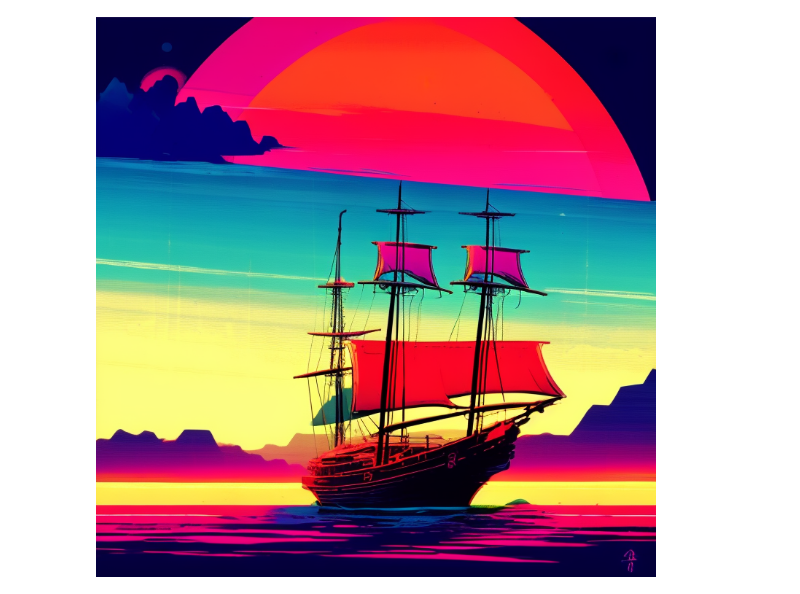
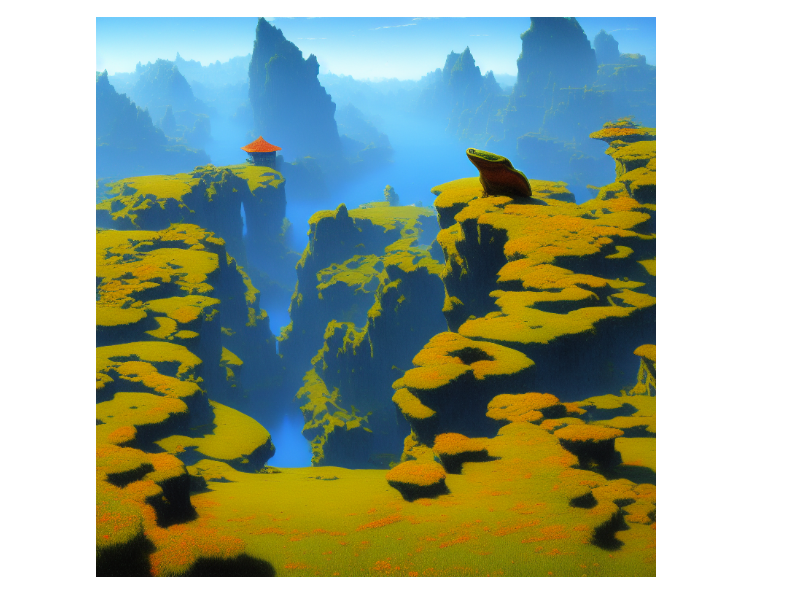
Before and after one commit to cadaeix/simplest-stable, a Jupyter notebook: Simple_Stable_Colab.ipynb, the cells around one changed output. Saved outputs shown, nothing was run; the diff lists cells and outputs as text; code cells hidden in the pictures.

```diff
--- a/Simple_Stable_Colab.ipynb
+++ b/Simple_Stable_Colab.ipynb
@@ -1,17 +1,29 @@
 # %%
 #install
+#@markdown
 #@markdown If the code to the left is too large or annoying, double click on this text to hide it<br/>See above cell for model descriptions and settings explanation <br />
+#@markdown ### <b>Model Choice </b>
+model = "Stable Diffusion 1.5" #@param ["Stable Diffusion 1.4","Stable Diffusion 1.5","Stable Diffusion 2.0 (512)","Stable Diffusion 2.0 (768)","Stable Diffusion 2.1 (512)","Stable Diffusion 2.1 (768)","Dreamlike Diffusion","Openjourney","Openjourney V2 Beta","seek.art_MEGA","Sygil Diffusion","Analog Diffusion","Dreamlike Photoreal","Anything v3.0","Anything v4.0","Waifu Diffusion 1.4 (Epoch 1 Test Version)","Plat Diffusion (Waifu 1.4 finetune)","AnimeChanStyle","Inkpunk Diffusion","Vivid Watercolors","Future Diffusion","Gigafractal Diffusion (768)","Van Gogh Diffusion","Corporate Memphis","Pokemon Diffusion","Robo Diffusion","Classic Animation Diffusion","Modern Animation Diffusion","Ghibli Diffusion","Furry Diffusion"] {type:"string"}
+
+add_automatic_keyword = True #@param {type: "boolean"}
+download_a_collection_of_text_inversion_embeddings_and_load_them = False #@param {type: "boolean"}
+#@markdown
+
 try:
   import torch
   from src import SimpleStable
 except ImportError as e:
   print("Installing required libraries...")
-  !pip3 install torch torchvision torchaudio diffusers transformers accelerate scipy pillow tqdm requests huggingface_hub ipywidgets lark --extra-index-url https://download.pytorch.org/whl/cu116 > /dev/null
+  !pip3 install torch torchvision torchaudio diffusers transformers accelerate scipy omegaconf pillow tqdm requests huggingface_hub ipywidgets lark safetensors --extra-index-url https://download.pytorch.org/whl/cu116 > /dev/null
   %cd /content/
   !git clone https://github.com/cadaeix/simplest-stable.git > /dev/null
   outputs_path = "/content/images/"
   !mkdir -p $outputs_path
   print(f"Outputs will be saved to {outputs_path}.")
+  embeds_path = None
+
+should_load_embeds = False
+attention_slicing = False
 
 %cd /content/simplest-stable/
 import sys
@@ -28,29 +40,79 @@ import json
 import PIL
 import numpy as np
 from PIL import Image
-from diffusers import AutoencoderKL, EulerAncestralDiscreteScheduler, EulerDiscreteScheduler, LMSDiscreteScheduler, DPMSolverSinglestepScheduler, DPMSolverMultistepScheduler
 from src import SimpleStable, utils, SimpleStableDiffusionPipeline
+import glob
+%cd /content/
+
+if download_a_collection_of_text_inversion_embeddings_and_load_them:
+  embeds_path = "/content/embeds/"
+  if not os.path.exists(embeds_path):
+    !mkdir -p $embeds_path
+    %cd /content/embeds
+    !wget https://huggingface.co/cadaeic/v2_dreamink/resolve/main/v2_dreamink.pt
+    !wget -O 'v1_bad_prompt.pt' https://huggingface.co/datasets/Nerfgun3/bad_prompt/resolve/main/bad_prompt_version2.pt
+    !wget -O 'v2_knollingcase.pt' https://huggingface.co/ProGamerGov/knollingcase-embeddings-sd-v2-0/resolve/main/kc32-v4-5000.pt
+    !wget -O 'v2_PhotoHelper.pt' https://huggingface.co/spaablauw/PhotoHelper/resolve/main/PhotoHelper.pt
+    !wget -O 'v2_CinemaHelper.pt' https://huggingface.co/spaablauw/CinemaHelper/resolve/main/CinemaHelper.pt
+    !wget -O 'v2_VintageHelper.pt' https://huggingface.co/spaablauw/VintageHelper/resolve/main/VintageHelper.pt
+    !wget -O 'v2_ActionHelper.pt' https://huggingface.co/spaablauw/ActionHelper/resolve/main/ActionHelper.pt
+    !wget -O 'v2_glitch.pt' https://huggingface.co/joachimsallstrom/Glitch-Embedding/resolve/main/glitch.pt
+    !wget -O 'v1_midj_anthro.pt' https://huggingface.co/crumb/midjourney-textual-inversions/resolve/main/midj-anthro.pt
+    !wget -O 'v1_midj_portrait.pt' https://huggingface.co/crumb/midjourney-textual-inversions/resolve/main/midj-portrait.pt
+    !wget -O 'v1_midj_strong.pt' https://huggingface.co/crumb/midjourney-textual-inversions/resolve/main/midj-strong.pt
+    !wget -O 'v2_wrong.bin' https://huggingface.co/minimaxir/wrong_embedding_sd_2_0/resolve/main/learned_embeds.bin
+    !wget -O 'v2_laxpeint.pt' https://huggingface.co/EldritchAdam/laxpeint/resolve/main/laxpeintV2.pt
+    !wget -O 'v2_classipeint.pt' https://huggingface.co/EldritchAdam/classipeint/blob/main/classipeint.pt
+    !wget -O 'v2_AnimeScreencap.pt' https://huggingface.co/Conflictx/AnimeScreencap/resolve/main/AnimeScreenCap.pt
+    !wget -O 'v2_DoubleExposure.pt' https://huggingface.co/joachimsallstrom/Double-Exposure-Embedding/resolve/main/dblx.pt
+    !wget -O 'v1_charturner' https://huggingface.co/Mousewrites/charTurner/resolve/main/charTurner.pt
+  should_load_embeds = True
+
+try:
+  outputs_folder
+  if not os.path.exists(outputs_folder):
+      os.mkdirs(outputs_folder)
+  session_folder = outputs_folder
+except NameError as e:
+  outputs_path = "images/"
+  if not os.path.exists(outputs_path):
+      os.mkdir(outputs_path)
+
+  session_folder = os.path.join(outputs_path, datetime.now().strftime("%Y_%m_%d"))
+  if not os.path.exists(session_folder):
+      os.mkdir(session_folder)
+
+try:
+  custom_models_folder
+  custom_models_path = custom_models_folder if os.path.exists(custom_models_folder) else None
+except NameError as e:
+  custom_models_path = None
+
+try:
+  custom_embeddings_folder
+  embeddings_path = custom_embeddings_folder if os.path.exists(custom_embeddings_folder) else None
+except NameError as e:
+  embeddings_path = None
+
 clear_output(wait=False)
 
 device = torch.device("cuda") if torch.cuda.is_available() else torch.device("cpu")
 
-#@markdown ### <b>Model Choice </b>
-model = "Stable Diffusion 2.0 (768)" #@param ["Stable Diffusion 1.4","Stable Diffusion 1.5","Stable Diffusion 2.0 (512)","Stable Diffusion 2.0 (768)","Stable Diffusion 2.1 (512)","Stable Diffusion 2.1 (768)","Pokemon Diffusion","Waifu Diffusion 1.3", "Waifu Diffusion 1.4 (Epoch 1 Test Version)", "Anything v3.0","seek.art_MEGA","Robo Diffusion","Inkpunk Diffusion","Classic Animation Diffusion","Modern Animation Diffusion","Ghibli Diffusion","Van Gogh Diffusion","Openjourney","Dreamlike Diffusion","Future Diffusion","Gigafractal Diffusion","Stable Diffusion 1.4 with VAE","Stable Diffusion 1.5 with VAE"] {type:"string"}
-add_automatic_keyword = True #@param {type: "boolean"}
+
 #@markdown ### <b>Image Generation</b><br>
 #@markdown See previous cell for setting explanations
-prompt = "v2_dreamink, a sailing ship on a <color> ocean" #@param{type:"string"}
+prompt = "(the land of the frogs, \u003Cstyle>, painted by zdzislaw beksinski:1), (a beautiful \u003Ccolor> landscape:0.5)" #@param{type:"string"}
 negative = "" #@param{type: 'string'}
-resolution = "Custom (Select this and put width and height below)" #@param ["Custom (Select this and put width and height below)", "Square 512x512 (default, good for most models)", "Landscape 768x512", "Portrait 512x768", "Square 768x768 (good for 768 models)", "Landscape 1152x768 (does not work on free colab)", "Portrait 768x1152 (does not work on free colab)"] {type:"string"}
+resolution = "Square 768x768 (good for 768 models)" #@param ["Custom (Select this and put width and height below)", "Square 512x512 (default, good for most models)", "Landscape 768x512", "Portrait 512x768", "Square 768x768 (good for 768 models)", "Landscape 1152x768 (does not work on free colab)", "Portrait 768x1152 (does not work on free colab)"] {type:"string"}
 
 #width_height = [768,512] #@param{type: 'raw'}
 #@markdown <br>
 #@markdown <b>Advanced Settings</b>
-width_height_if_custom_is_selected = [768, 768] #@param{type: 'raw'}
-steps = 15 #@param {type:"integer"}
+width_height_if_custom_is_selected = [576, 704] #@param{type: 'raw'}
+steps = 20 #@param {type:"integer"}
 samples_per_batch = 1
 number_of_images = 1 #@param {type:"integer"}
-seed = 42 #@param {type:"integer"}
+seed = -1 #@param {type:"integer"}
 sampler = "Euler a" #@param ["Euler a", "Euler", "KLMS", "DPMSolver++ (2S) (has issues with img2img)", "DPMSolver++ (2M)"] {type:"string"}
 batch_name = ""
 batch_name = batch_name + datetime.now().strftime("%H:%M:%S")
@@ -113,7 +175,8 @@ opt = {
     #"detail_steps" : steps*detailing,
     "upscale_strength" : upscale_strength,
     "detail_scale" : 10,
-    "add_keyword": add_automatic_keyword
+    "add_keyword": add_automatic_keyword,
+    "outputs_folder": session_folder
     }
 
 recreate = False
@@ -125,7 +188,13 @@ except NameError as e:
   recreate = True
 model_name = opt["model_name"]
 
-embeddings_list = []
+if should_load_embeds:
+  embeddings_list = glob.glob("/content/embeds/*")
+else:
+  embeddings_list = []
 
 pipe = SimpleStable.main(opt, pipe, recreate, embeddings_list)
+
+# from google.colab import output
+# output.eval_js('new Audio("https://freesound.org/data/previews/80/80921_1022651-lq.ogg").play()')
 # %% [output]
@@ -133 +204 @@ v2_dreamink, a sailing ship on a rainbow ocean
-[figure, old version]
+[figure, new version]
```
Also changed, not shown: parts of 3 cells of this notebook, 2 other files.
